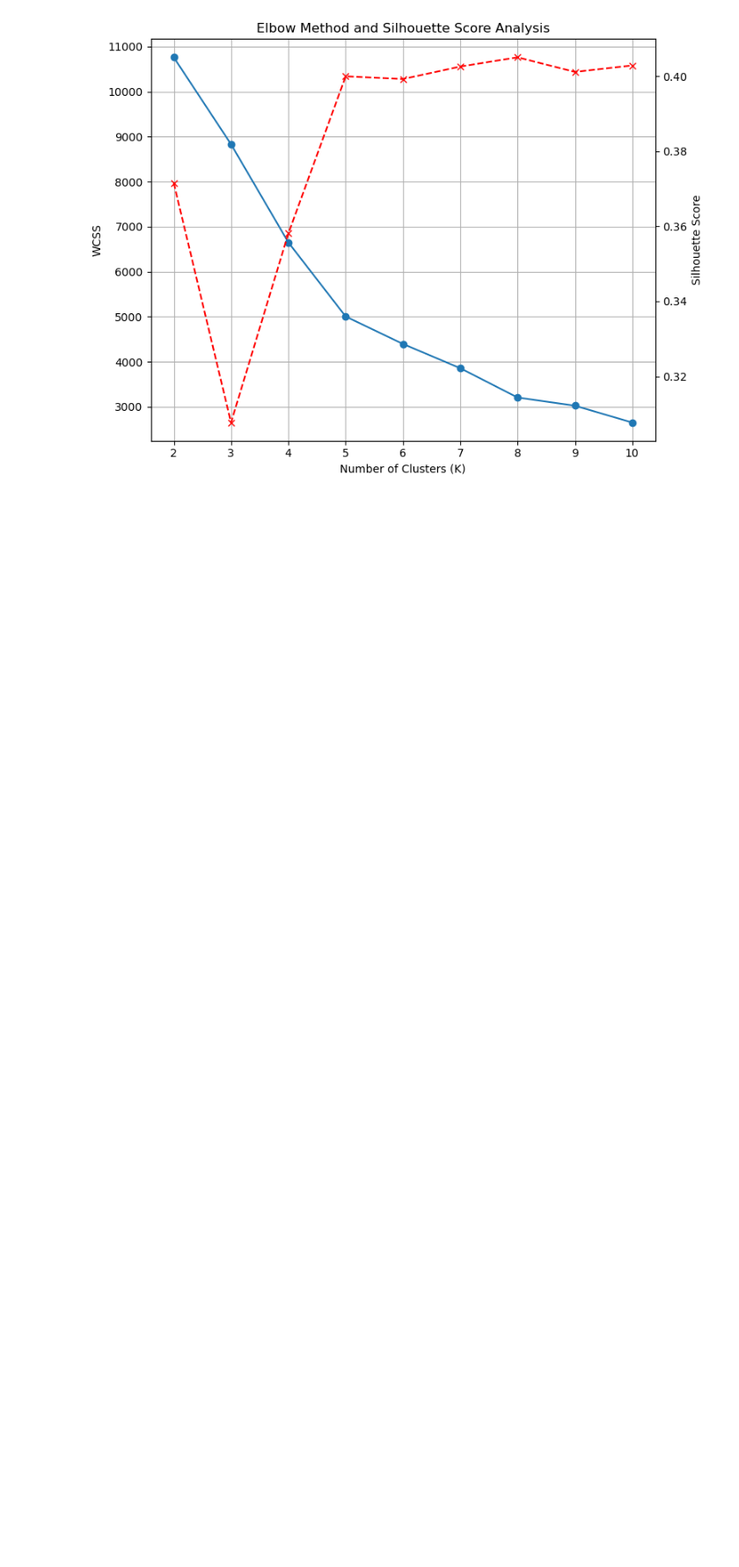
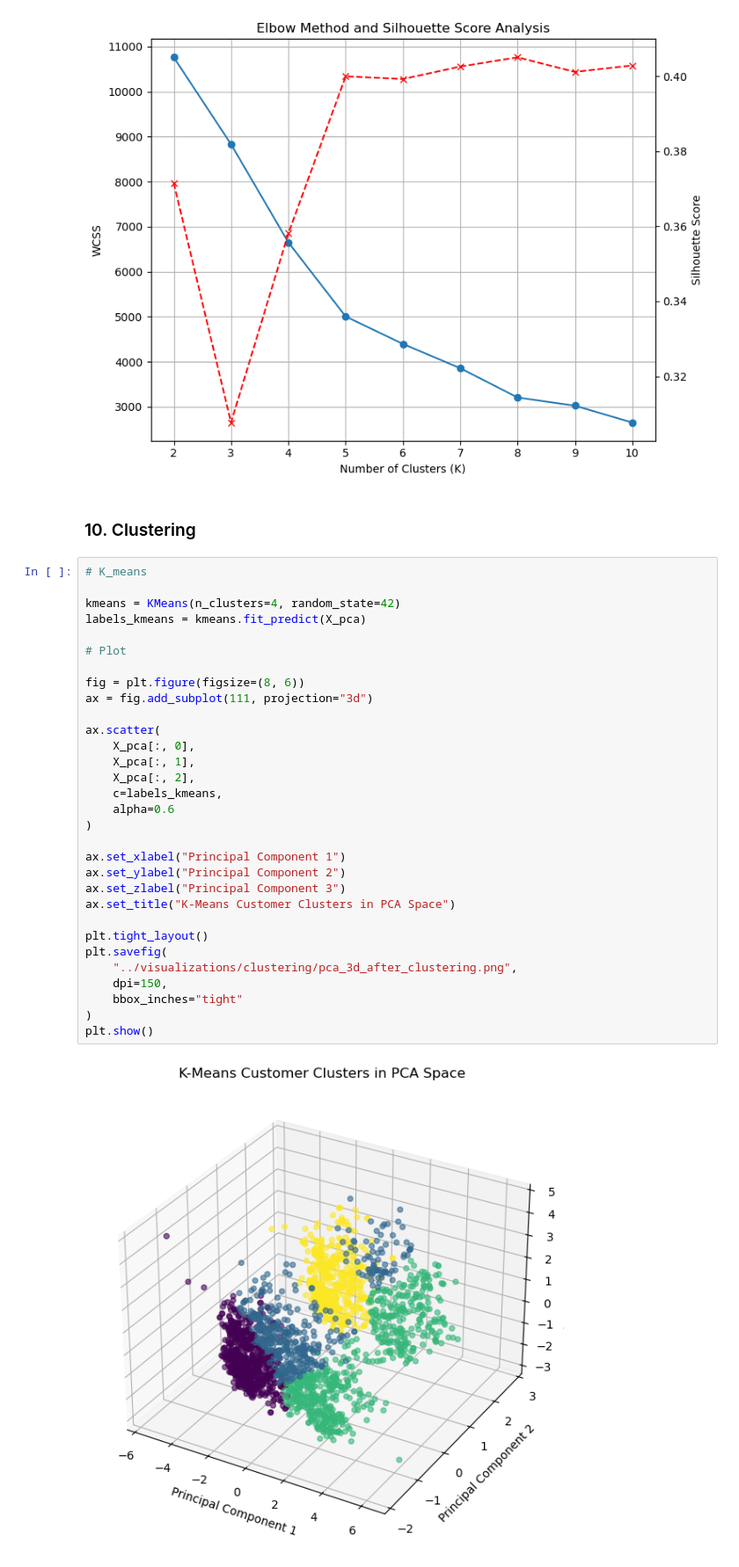
Before and after one commit to yashpal0502/SmartCart-Clustering-System, a Jupyter notebook: notebooks/01 - data_preprocessing.ipynb, the cells around one changed output. Shown at 88% size. Saved outputs shown, nothing was run; the diff lists cells and outputs as text; blank space fills up the shorter version.

Commit message:
add kmeans and agglomerative clustering analysis

```diff
--- a/notebooks/01 - data_preprocessing.ipynb
+++ b/notebooks/01 - data_preprocessing.ipynb
@@ -545,3 +545,38 @@ plt.savefig(
 plt.show()
 # %% [output]
 [figure]
+# %% [markdown]
+### 10. Clustering
+# %%
+# K_means
+
+kmeans = KMeans(n_clusters=4, random_state=42)
+labels_kmeans = kmeans.fit_predict(X_pca)
+
+# Plot
+
+fig = plt.figure(figsize=(8, 6))
+ax = fig.add_subplot(111, projection="3d")
+
+ax.scatter(
+    X_pca[:, 0],
+    X_pca[:, 1],
+    X_pca[:, 2],
+    c=labels_kmeans,
+    alpha=0.6
+)
+
+ax.set_xlabel("Principal Component 1")
+ax.set_ylabel("Principal Component 2")
+ax.set_zlabel("Principal Component 3")
+ax.set_title("K-Means Customer Clusters in PCA Space")
+
+plt.tight_layout()
+plt.savefig(
+    "../visualizations/clustering/pca_3d_after_clustering.png",
+    dpi=150,
+    bbox_inches="tight"
+)
+plt.show()
+# %% [output]
+[figure, added]
```
Also changed, not shown: parts of 1 cell of this notebook, 2 other files.
